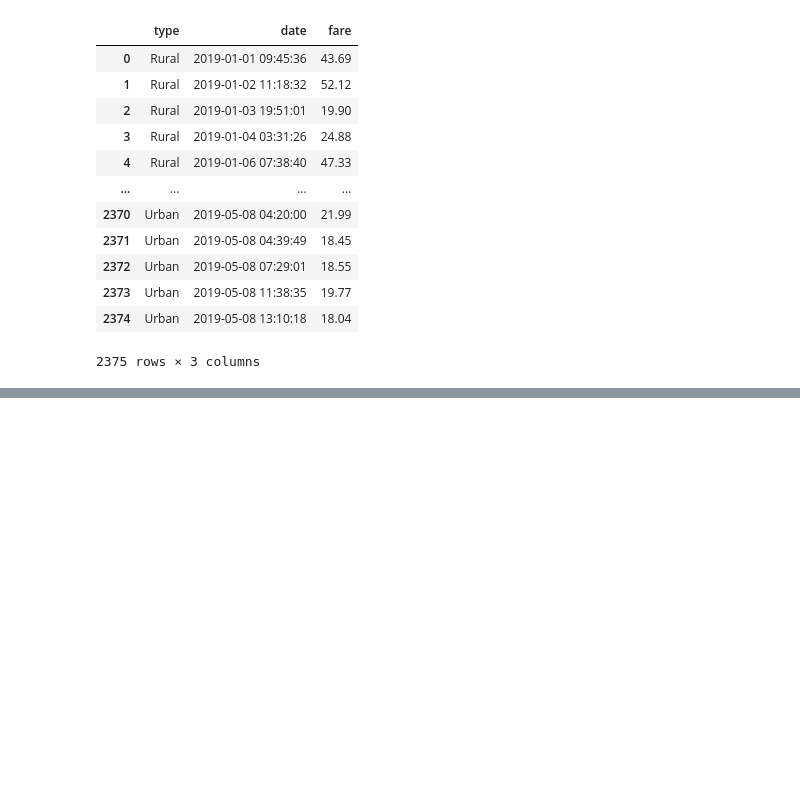
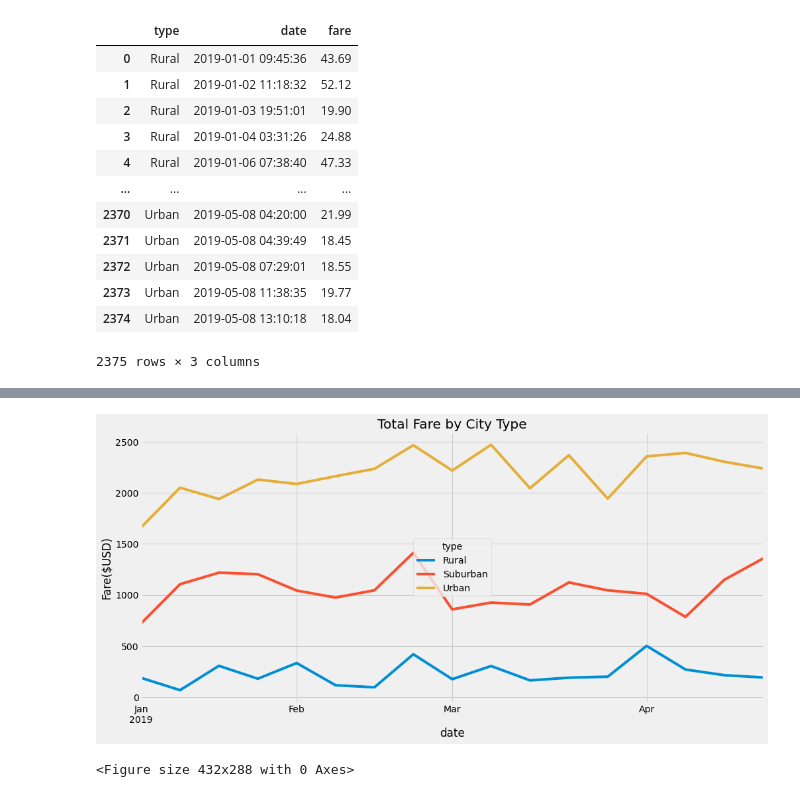
Before and after one commit to eddieperez1/PyBer_Analysis, a Jupyter notebook: PyBer_Challenge.ipynb, the cells around one changed output, grey strips where cells are left out. Drawn from its saved outputs; the diff is of its cells as text; code cells hidden in the pictures; blank space fills up the shorter version.

Commit message:
Add deliverable 2 to PyBer_Challenge.ipynb and Pyber_fare_summary.png to analysis folder

```diff
--- a/PyBer_Challenge.ipynb
+++ b/PyBer_Challenge.ipynb
@@ -145,7 +99,7 @@ total_fare_by_date = pd.DataFrame(pyber_pivot_df.groupby(['type','date']).sum()[
 # %%
 # 3. Reset the index on the DataFrame you created in #1. This is needed to use the 'pivot()' function.
-# total_fare_by_date.reset_index(inplace=True)
-total_fare_by_date
+total_fare_by_date.reset_index(inplace=True)
+# total_fare_by_date
 # %% [output]
 |  | type | date | fare |
 | 0 | Rural | 2019-01-01 09:45:36 | 43.69 |
@@ -181,7 +122,9 @@ total_fare_by_date_pivot.head(10)
 # %%
 # 5. Create a new DataFrame from the pivot table DataFrame using loc on the given dates, '2019-01-01':'2019-04-29'.
+new_total_fare_by_date_pivot = total_fare_by_date_pivot.loc['2019-01-01':'2019-04-29',:]
+# new_total_fare_by_date_pivot
 # %%
 # 6. Set the "date" index to datetime datatype. This is necessary to use the resample() method in Step 8.
-# df.index = pd.to_datetime(df.index)
+new_total_fare_by_date_pivot.index = pd.to_datetime(new_total_fare_by_date_pivot.index)
 # %%
 # 7. Check that the datatype for the index is datetime using df.info()
@@ -188,3 +143,5 @@ total_fare_by_date_pivot.head(10)
 # %%
 # 8. Create a new DataFrame using the "resample()" function by week 'W' and get the sum of the fares for each week.
+new_total_fare_by_date_pivot = new_total_fare_by_date_pivot.resample("W").sum()
+# new_total_fare_by_date_pivot
 # %%
@@ -194,3 +149,21 @@ total_fare_by_date_pivot.head(10)
 from matplotlib import style
 # Use the graph style fivethirtyeight.
 style.use('fivethirtyeight')
+# %%
+# 8. Using the object-oriented interface method, plot the resample DataFrame using the df.plot() function.
+new_total_fare_by_date_pivot.plot(
+                                    kind = 'line',
+                                    title = 'Total Fare by City Type',
+                                    ylabel = 'Fare($USD)',
+                                    figsize = (15,7)
+                                    )
+#Add legend to center with title
+plt.legend(loc ='center', title = 'type')
+# Save figure:PyBer_fare_summary.png in analysis
+plt.savefig('analysis/PyBer_fare_summary.png')
+
+plt.show()
+plt.tight_layout()
+# %% [output]
+[figure, added]
+<Figure size 432x288 with 0 Axes>
```
Also changed, not shown: parts of 8 cells of this notebook, 1 other file.
